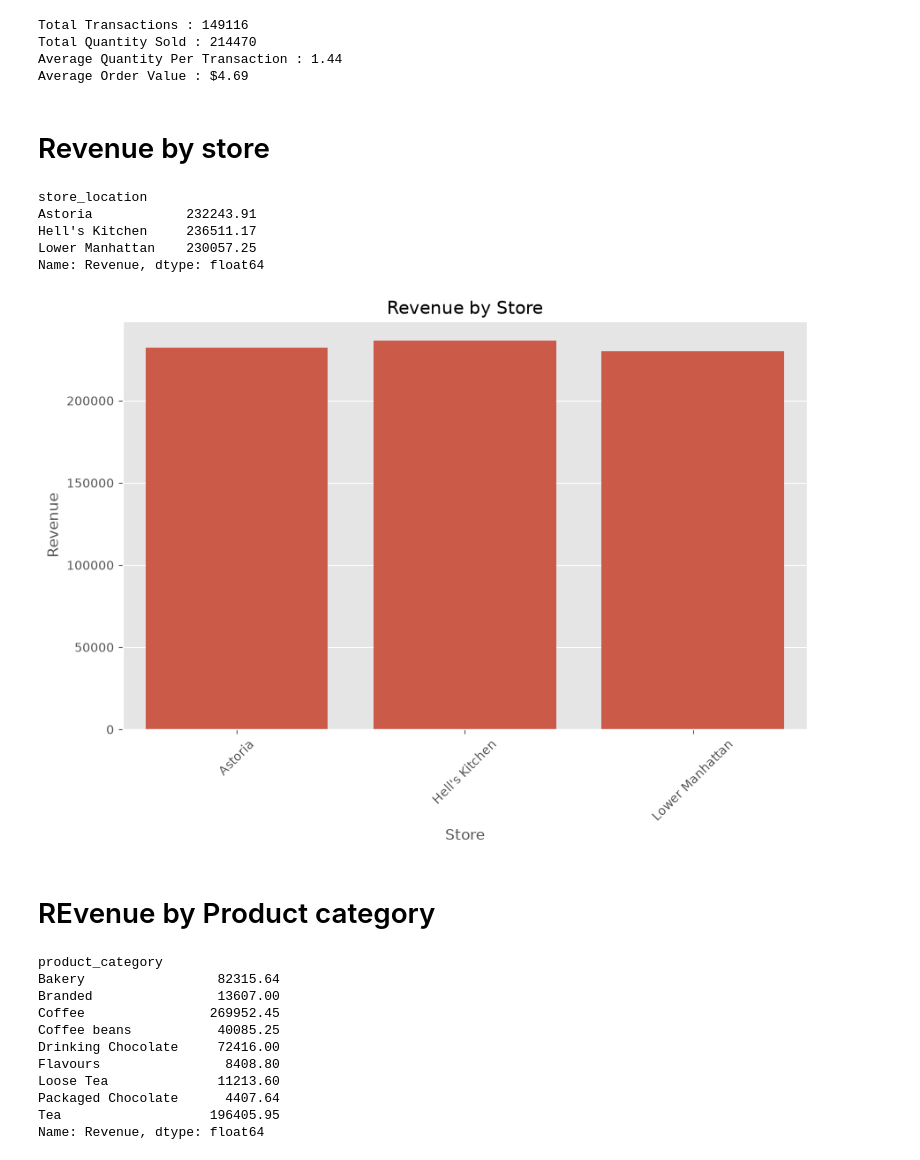
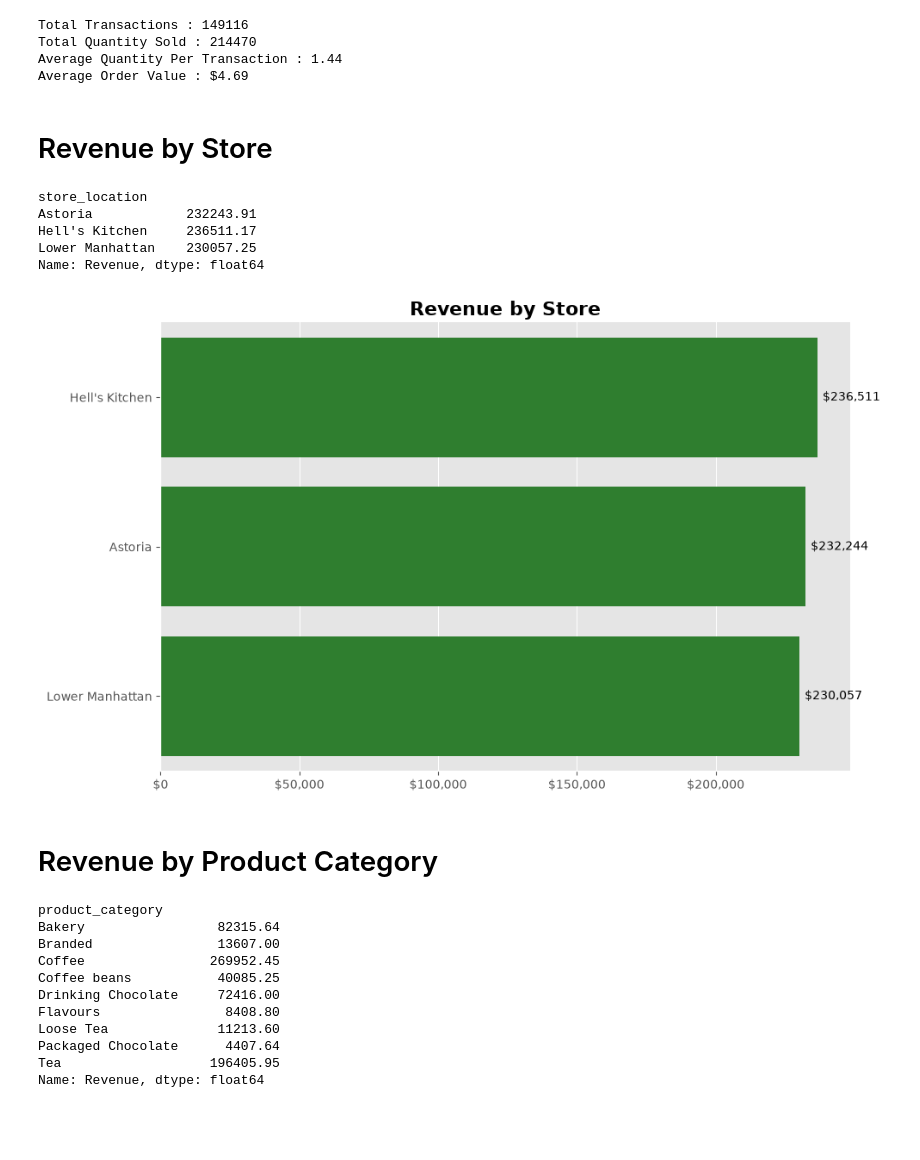
Before and after one commit to Devangdaksh/Sales-Trend-Time-Based-Performance-Analytics-Dashboard-Python-Pandas-Plotly-Streamlit, a Jupyter notebook: notebook/ 02_EDA.ipynb, the cells around one changed output. Drawn from its saved outputs; the diff is of its cells as text; code cells hidden in the pictures; blank space fills up the shorter version.

```diff
--- a/notebook/ 02_EDA.ipynb
+++ b/notebook/ 02_EDA.ipynb
@@ -196,7 +198,7 @@ Total Quantity Sold : 214470
 Average Quantity Per Transaction : 1.44
 Average Order Value : $4.69
 # %% [markdown]
-# Revenue by store
+# Revenue by Store
 # %%
 # checking revenue by store
 revenue_by_store = df.groupby('store_location')['Revenue'].sum()
@@ -209,24 +211,42 @@ Lower Manhattan    230057.25
 Name: Revenue, dtype: float64
 # %%
 # Visualizing revenue by store
+revenue_by_store = revenue_by_store.sort_values(ascending=False)
+
 plt.figure(figsize=(10,6))
 
-sns.barplot(
-    x=revenue_by_store.index,
-    y=revenue_by_store.values
+ax = sns.barplot(
+    x=revenue_by_store.values,
+    y=revenue_by_store.index,
+    color="forestgreen"
 )
 
-plt.title("Revenue by Store")
-plt.xlabel("Store")
-plt.ylabel("Revenue")
+# Format x-axis as currency
+ax.xaxis.set_major_formatter(
+    FuncFormatter(lambda x, _: f'${x:,.0f}')
+)
 
-plt.xticks(rotation=45)
+# Add labels to bars
+for i, value in enumerate(revenue_by_store.values):
+    ax.text(
+        value + 2000,
+        i,
+        f'${value:,.0f}',
+        va='center'
+    )
 
+plt.title("Revenue by Store", fontsize=16, fontweight='bold')
+plt.xlabel("")
+plt.ylabel("")
+
+sns.despine()
+
+plt.tight_layout()
 plt.show()
 # %% [output]
-[figure, old version]
+[figure, new version]
 # %% [markdown]
-# REvenue by Product category
+# Revenue by Product Category
 # %%
 # checking revenue by product category
 revenue_by_category = df.groupby('product_category')['Revenue'].sum()
```
Also changed, not shown: parts of 19 cells of this notebook.
